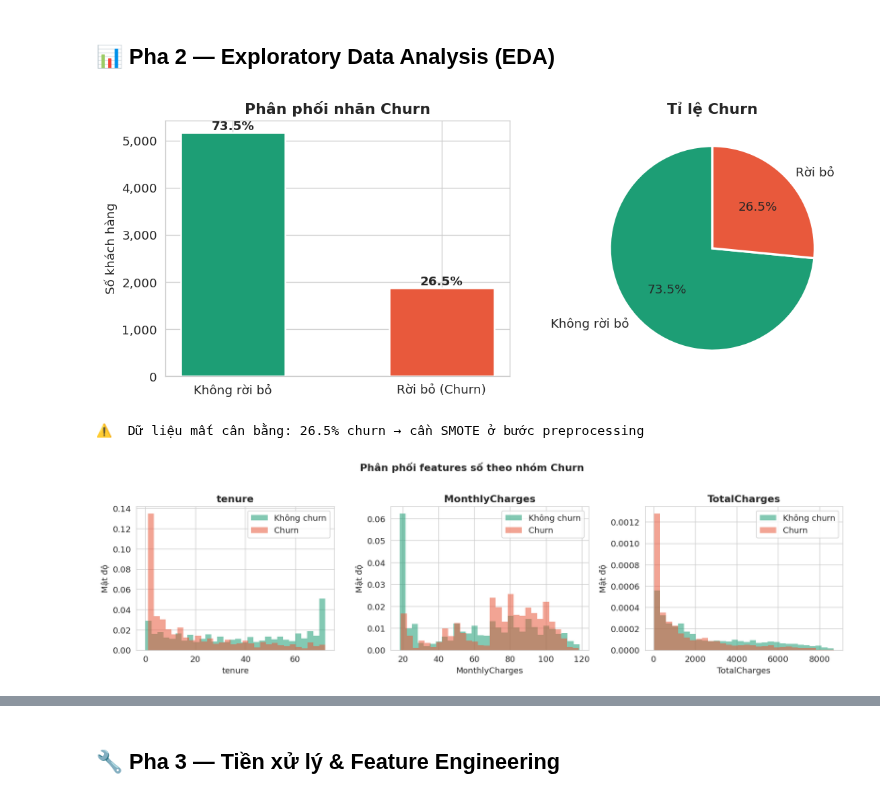
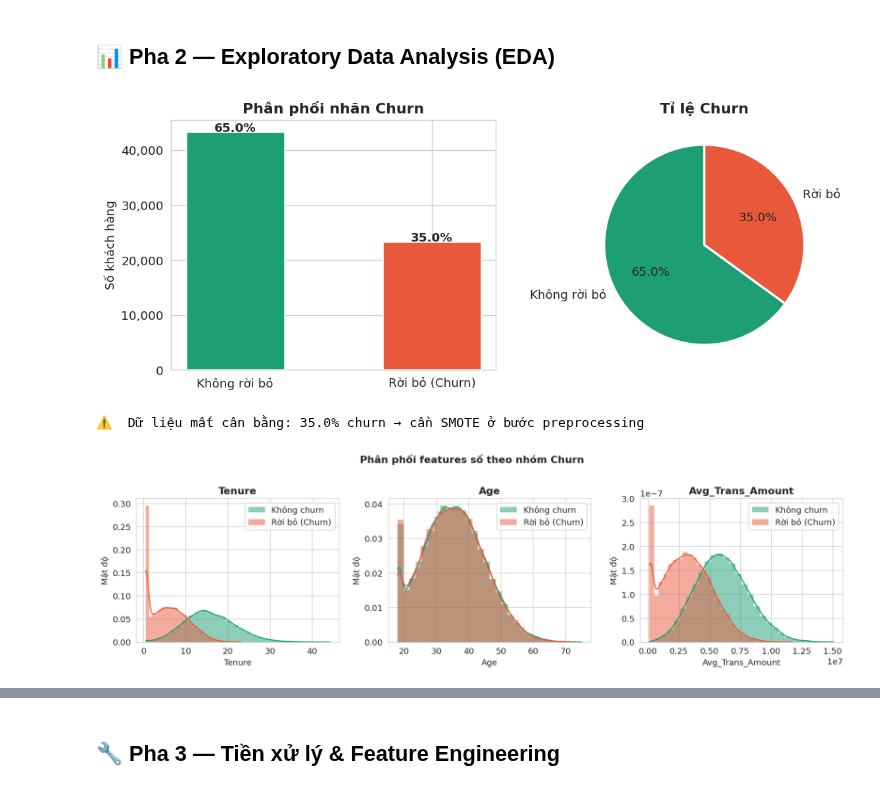
Before and after one commit to haiyen2602/ChurnPredictionProject, a Jupyter notebook: Churn_Prediction_Final_Project.ipynb, the cells around one changed output, grey strips where cells are left out. Cells and saved outputs as stored; diff of their text form; code cells hidden in the pictures.

```diff
--- a/Churn_Prediction_Final_Project.ipynb
+++ b/Churn_Prediction_Final_Project.ipynb
@@ -67,28 +66,35 @@ print('✅ Import xong, seed =', SEED)
 # ============================================================
 # LOAD DATA
 # ============================================================
-URL = 'https://raw.githubusercontent.com/IBM/telco-customer-churn-on-icp4d/master/data/Telco-Customer-Churn.csv'
+from google.colab import files
+
+print('Vui lòng upload file CSV của bạn:')
+uploaded = files.upload()
+
+# Lấy tên file đầu tiên được upload
+file_name = next(iter(uploaded))
+print(f'✅ Đã upload file: {file_name}')
 
 def load_data(url_or_path):
     """Load dataset từ URL hoặc file local."""
     df = pd.read_csv(url_or_path)
-    # Fix cột TotalCharges — đang là string do có khoảng trắng
-    df['TotalCharges'] = pd.to_numeric(df['TotalCharges'], errors='coerce')
     return df
 
 def validate_schema(df):
     """In thông tin cơ bản về dataset."""
     print(f'Shape: {df.shape[0]:,} hàng × {df.shape[1]} cột')
-    print(f'Churn rate: {df["Churn"].value_counts(normalize=True)["Yes"]:.1%}')
+
+    print(f'Churn rate: {df["Churn"].value_counts(normalize=True)[1]:.1%}')
+
     missing = df.isnull().sum()
     if missing.sum() > 0:
         print('\nMissing values:')
         print(missing[missing > 0])
     else:
-        print('Không có missing values (sau khi fix TotalCharges)')
+        print('Không có missing values')
     return df
 
-df_raw = load_data(URL)
+df_raw = load_data(file_name)
 validate_schema(df_raw)
-df_raw.head(3)
+df_raw.head(5)
 # %% [output]
@@ -141,35 +150,45 @@ def plot_churn_distribution(df):
     plt.tight_layout()
     plt.savefig('eda_churn_dist.png', bbox_inches='tight')
     plt.show()
-    print(f'⚠️  Dữ liệu mất cân bằng: {pct["Yes"]:.1f}% churn → cần SMOTE ở bước preprocessing')
+    print(f'⚠️  Dữ liệu mất cân bằng: {pct[1]:.1f}% churn → cần SMOTE ở bước preprocessing')
 
 plot_churn_distribution(df_raw)
 # %% [output]
-[figure, old version]
+[figure, new version]
-⚠️  Dữ liệu mất cân bằng: 26.5% churn → cần SMOTE ở bước preprocessing
+⚠️  Dữ liệu mất cân bằng: 35.0% churn → cần SMOTE ở bước preprocessing
 # %%
 def plot_numeric_features(df):
     """Histogram + KDE của các features số, phân tách theo Churn."""
-    num_cols = ['tenure', 'MonthlyCharges', 'TotalCharges']
+    num_cols = ['Tenure', 'Age', 'Avg_Trans_Amount']
     fig, axes = plt.subplots(1, 3, figsize=(14, 4))
 
     for ax, col in zip(axes, num_cols):
-        for label, color in [('No', COLORS['no_churn']), ('Yes', COLORS['churn'])]:
-            subset = df[df['Churn'] == label][col].dropna()
-            ax.hist(subset, bins=30, alpha=0.55, color=color,
-                    label='Không churn' if label == 'No' else 'Churn',
-                    density=True, edgecolor='none')
+        for label_val, label_str, color in [(0, 'Không churn', COLORS['no_churn']), (1, 'Rời bỏ (Churn)', COLORS['churn'])]:
+            subset = df[df['Churn'] == label_val][col].dropna()
+
+            sns.histplot(
+                subset,
+                bins=30,
+                kde=True,          # Bật đường cong mật độ KDE
+                color=color,
+                label=label_str,
+                ax=ax,
+                stat="density",    # Chuẩn hóa về dạng mật độ
+                alpha=0.5,
+                edgecolor='none'
+            )
+
         ax.set_title(col, fontweight='bold')
         ax.set_xlabel(col)
         ax.set_ylabel('Mật độ')
         ax.legend()
 
     plt.suptitle('Phân phối features số theo nhóm Churn', fontweight='bold', y=1.02)
     plt.tight_layout()
     plt.savefig('eda_numeric.png', bbox_inches='tight')
     plt.show()
 
 plot_numeric_features(df_raw)
 # %% [output]
-[figure, old version]
+[figure, new version]
 # %%
```
Also changed, not shown: parts of 18 cells of this notebook, 3 other files.
